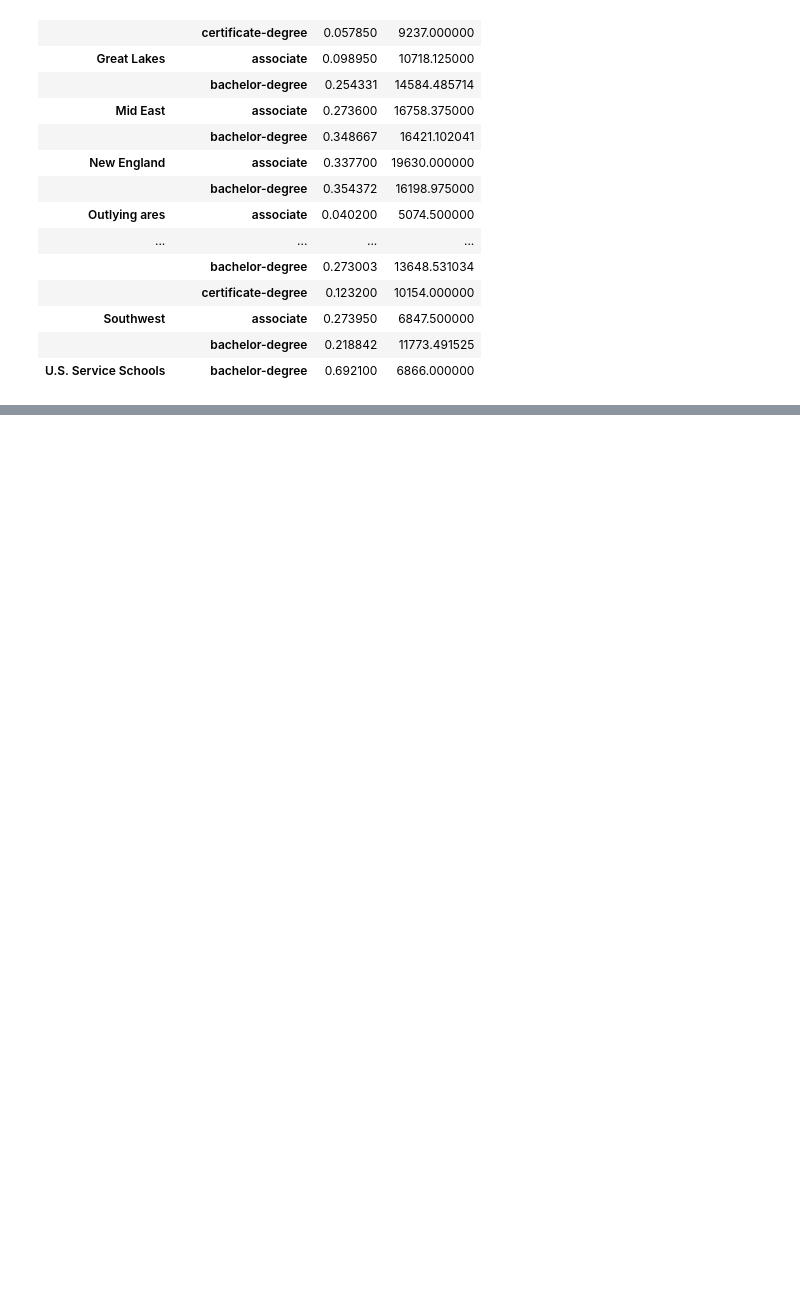
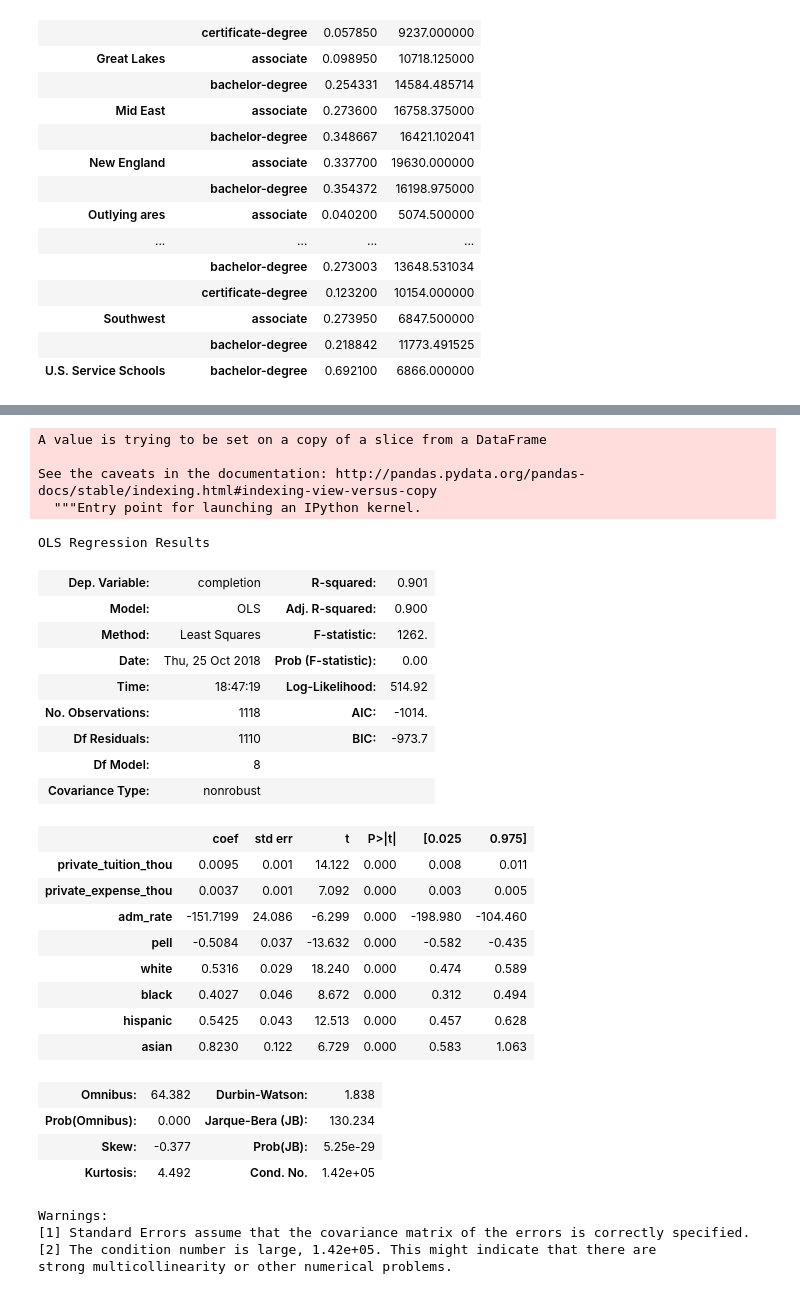
Before and after one commit to ibooth1/Group-Project, a Jupyter notebook: Group Project.ipynb, the cells around one changed output, grey strips where cells are left out. Cells and saved outputs as stored; diff of their text form; code cells hidden in the pictures; blank space fills up the shorter version.

Commit message:
Including private school regression

```diff
--- a/Group Project.ipynb
+++ b/Group Project.ipynb
@@ -807,0 +818,10 @@ values=['Region', 'Predominate_Degrees','Complete','Tuition'])
+# %%
+dfraw["private_tuition_thou"] = dfraw["NPT4_PRIV"]/1000
+dfraw["private_expense_thou"] = dfraw["INEXPFTE"]/1000
+# %%
+dfraw["white"] = dfraw["UGDS_WHITE"]
+dfraw["black"] = dfraw["UGDS_BLACK"]
+dfraw["hispanic"] = dfraw["UGDS_HISP"]
+dfraw["asian"] = dfraw["UGDS_ASIAN"]
+# %%
+dfpriv = dfraw[["completion", "adm_rate", "pell" ,"private_tuition_thou", "private_expense_thou", "white", "black", "hispanic", "asian"]]
@@ -807,0 +837,38 @@ values=['Region', 'Predominate_Degrees','Complete','Tuition'])
+# %%
+dfpriv.dropna(inplace = True)
+# %% [output]
+A value is trying to be set on a copy of a slice from a DataFrame
+
+See the caveats in the documentation: http://pandas.pydata.org/pandas-docs/stable/indexing.html#indexing-view-versus-copy
+  """Entry point for launching an IPython kernel.
+# %%
+reg6 = sm.ols(formula='completion ~ private_tuition_thou + private_expense_thou + adm_rate + pell + white + black + hispanic + asian - 1', data=dfpriv).fit()
+reg6.summary()
+# %% [output]
+OLS Regression Results
+| Dep. Variable: | completion | R-squared: | 0.901 |
+| Model: | OLS | Adj. R-squared: | 0.900 |
+| Method: | Least Squares | F-statistic: | 1262. |
+| Date: | Thu, 25 Oct 2018 | Prob (F-statistic): | 0.00 |
+| Time: | 18:47:19 | Log-Likelihood: | 514.92 |
+| No. Observations: | 1118 | AIC: | -1014. |
+| Df Residuals: | 1110 | BIC: | -973.7 |
+| Df Model: | 8 |  |  |
+| Covariance Type: | nonrobust |  |  |
+|  | coef | std err | t | P>|t| | [0.025 | 0.975] |
+| private_tuition_thou | 0.0095 | 0.001 | 14.122 | 0.000 | 0.008 | 0.011 |
+| private_expense_thou | 0.0037 | 0.001 | 7.092 | 0.000 | 0.003 | 0.005 |
+| adm_rate | -151.7199 | 24.086 | -6.299 | 0.000 | -198.980 | -104.460 |
+| pell | -0.5084 | 0.037 | -13.632 | 0.000 | -0.582 | -0.435 |
+| white | 0.5316 | 0.029 | 18.240 | 0.000 | 0.474 | 0.589 |
+| black | 0.4027 | 0.046 | 8.672 | 0.000 | 0.312 | 0.494 |
+| hispanic | 0.5425 | 0.043 | 12.513 | 0.000 | 0.457 | 0.628 |
+| asian | 0.8230 | 0.122 | 6.729 | 0.000 | 0.583 | 1.063 |
+| Omnibus: | 64.382 | Durbin-Watson: | 1.838 |
+| Prob(Omnibus): | 0.000 | Jarque-Bera (JB): | 130.234 |
+| Skew: | -0.377 | Prob(JB): | 5.25e-29 |
+| Kurtosis: | 4.492 | Cond. No. | 1.42e+05 |
+Warnings:
+[1] Standard Errors assume that the covariance matrix of the errors is correctly specified.
+[2] The condition number is large, 1.42e+05. This might indicate that there are
+strong multicollinearity or other numerical problems.
```
Also changed, not shown: parts of 21 cells of this notebook.
